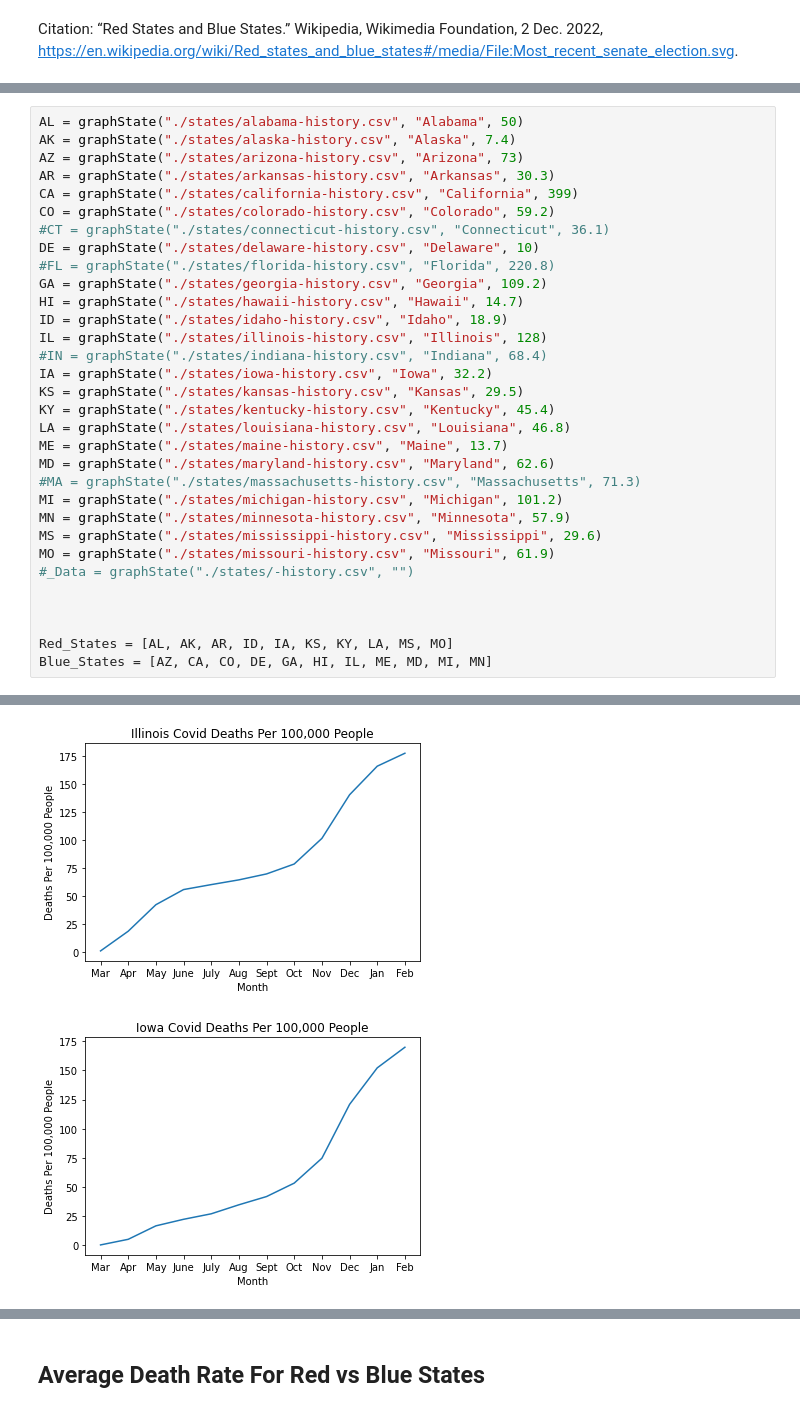
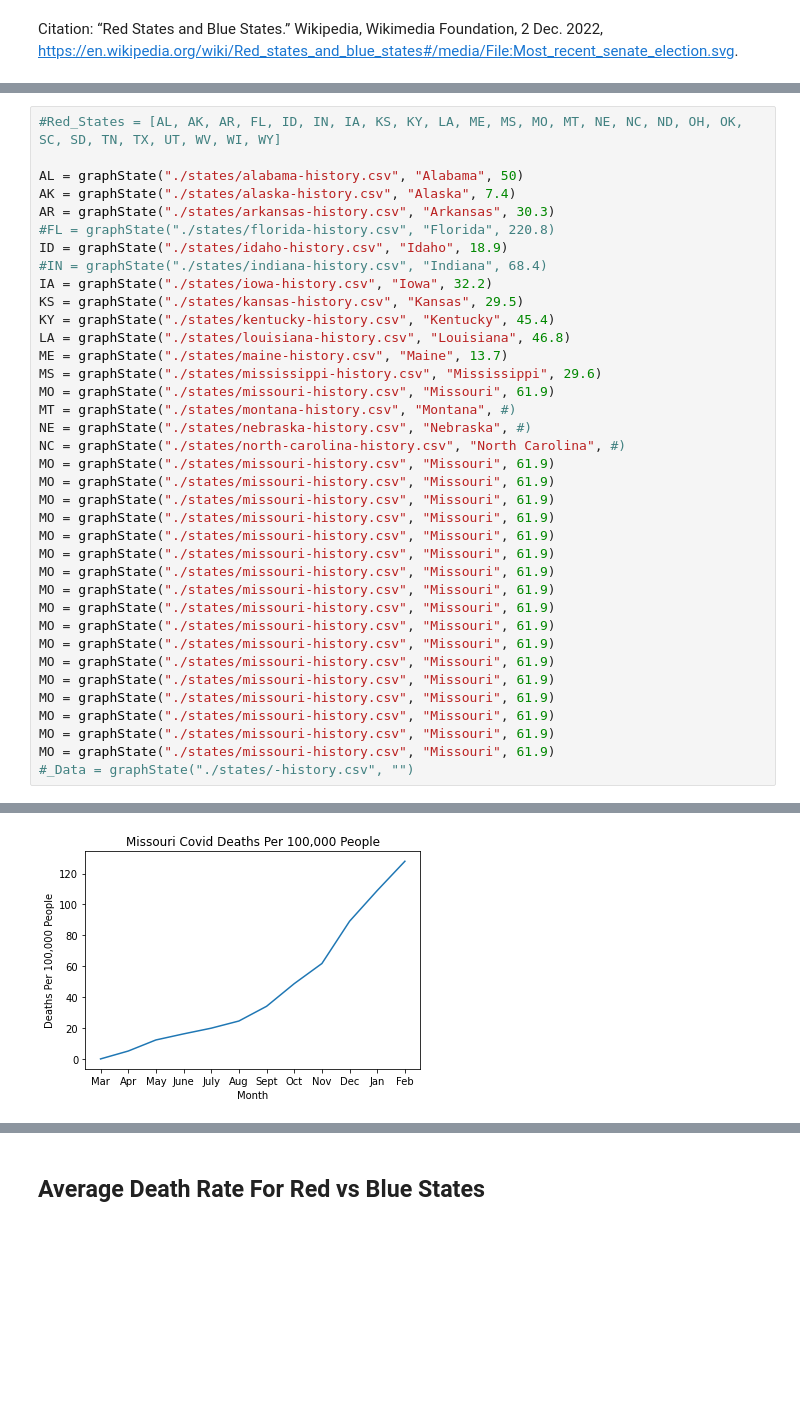
Before and after one commit to jfalconi-cavallini/Covid-Project, a Jupyter notebook: ProjectNotebook.ipynb, the cells around one changed output, grey strips where cells are left out. Cells and saved outputs as stored; diff of their text form; blank space fills up the shorter version.

Commit message:
graphs

```diff
--- a/ProjectNotebook.ipynb
+++ b/ProjectNotebook.ipynb
@@ -206,35 +249,40 @@ def graphRBStates(stateAvgList, stateColor):
 # %%
+#Red_States = [AL, AK, AR, FL, ID, IN, IA, KS, KY, LA, ME, MS, MO, MT, NE, NC, ND, OH, OK, SC, SD, TN, TX, UT, WV, WI, WY]
+
 AL = graphState("./states/alabama-history.csv", "Alabama", 50)
 AK = graphState("./states/alaska-history.csv", "Alaska", 7.4)
-AZ = graphState("./states/arizona-history.csv", "Arizona", 73)
 AR = graphState("./states/arkansas-history.csv", "Arkansas", 30.3)
-CA = graphState("./states/california-history.csv", "California", 399)
-CO = graphState("./states/colorado-history.csv", "Colorado", 59.2)
-#CT = graphState("./states/connecticut-history.csv", "Connecticut", 36.1)
-DE = graphState("./states/delaware-history.csv", "Delaware", 10)
 #FL = graphState("./states/florida-history.csv", "Florida", 220.8)
-GA = graphState("./states/georgia-history.csv", "Georgia", 109.2)
-HI = graphState("./states/hawaii-history.csv", "Hawaii", 14.7)
 ID = graphState("./states/idaho-history.csv", "Idaho", 18.9)
-IL = graphState("./states/illinois-history.csv", "Illinois", 128)
 #IN = graphState("./states/indiana-history.csv", "Indiana", 68.4)
 IA = graphState("./states/iowa-history.csv", "Iowa", 32.2)
 KS = graphState("./states/kansas-history.csv", "Kansas", 29.5)
 KY = graphState("./states/kentucky-history.csv", "Kentucky", 45.4)
 LA = graphState("./states/louisiana-history.csv", "Louisiana", 46.8)
 ME = graphState("./states/maine-history.csv", "Maine", 13.7)
-MD = graphState("./states/maryland-history.csv", "Maryland", 62.6)
-#MA = graphState("./states/massachusetts-history.csv", "Massachusetts", 71.3)
-MI = graphState("./states/michigan-history.csv", "Michigan", 101.2)
-MN = graphState("./states/minnesota-history.csv", "Minnesota", 57.9)
 MS = graphState("./states/mississippi-history.csv", "Mississippi", 29.6)
 MO = graphState("./states/missouri-history.csv", "Missouri", 61.9)
+MT = graphState("./states/montana-history.csv", "Montana", #)
+NE = graphState("./states/nebraska-history.csv", "Nebraska", #)
+NC = graphState("./states/north-carolina-history.csv", "North Carolina", #)
+MO = graphState("./states/missouri-history.csv", "Missouri", 61.9)
+MO = graphState("./states/missouri-history.csv", "Missouri", 61.9)
+MO = graphState("./states/missouri-history.csv", "Missouri", 61.9)
+MO = graphState("./states/missouri-history.csv", "Missouri", 61.9)
+MO = graphState("./states/missouri-history.csv", "Missouri", 61.9)
+MO = graphState("./states/missouri-history.csv", "Missouri", 61.9)
+MO = graphState("./states/missouri-history.csv", "Missouri", 61.9)
+MO = graphState("./states/missouri-history.csv", "Missouri", 61.9)
+MO = graphState("./states/missouri-history.csv", "Missouri", 61.9)
+MO = graphState("./states/missouri-history.csv", "Missouri", 61.9)
+MO = graphState("./states/missouri-history.csv", "Missouri", 61.9)
+MO = graphState("./states/missouri-history.csv", "Missouri", 61.9)
+MO = graphState("./states/missouri-history.csv", "Missouri", 61.9)
+MO = graphState("./states/missouri-history.csv", "Missouri", 61.9)
+MO = graphState("./states/missouri-history.csv", "Missouri", 61.9)
+MO = graphState("./states/missouri-history.csv", "Missouri", 61.9)
+MO = graphState("./states/missouri-history.csv", "Missouri", 61.9)
 #_Data = graphState("./states/-history.csv", "")
-
-
-
-Red_States = [AL, AK, AR, ID, IA, KS, KY, LA, MS, MO]
-Blue_States = [AZ, CA, CO, DE, GA, HI, IL, ME, MD, MI, MN]
 # %% [output]
 [figure]
 [figure]
@@ -249,2 +297 @@ Blue_States = [AZ, CA, CO, DE, GA, HI, IL, ME, MD, MI, MN]
-[figure, old version]
+[figure, new version]
-[figure, removed]
```
Also changed, not shown: parts of 12 cells of this notebook.
